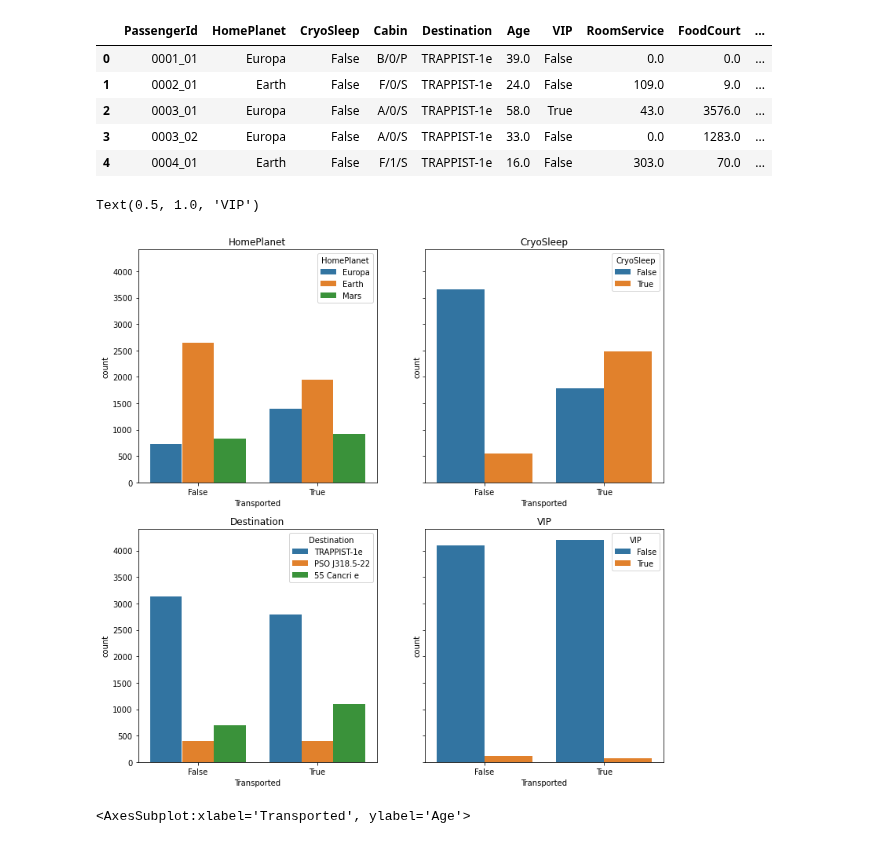
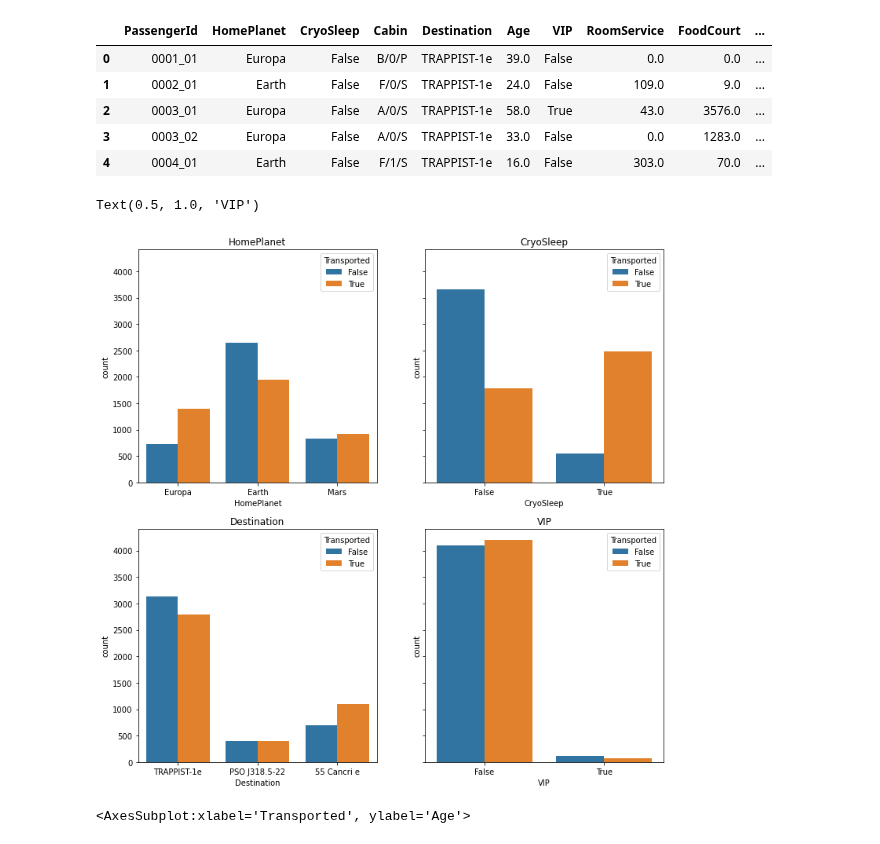
Before and after one commit to JoaoAnt42/FAA_TitanicSpace, a Jupyter notebook: Titanic_dataplots.ipynb, the cells around one changed output. Drawn from its saved outputs; the diff is of its cells as text; code cells hidden in the pictures.

```diff
--- a/Titanic_dataplots.ipynb
+++ b/Titanic_dataplots.ipynb
@@ -4,7 +4,7 @@ import matplotlib.pyplot as plt
 import pandas as pd
 import seaborn as sns
 # %%
-data=pd.read_csv("train.csv",header=0)
+data=pd.read_csv("data_FAA/train.csv",header=0)
 data.head()
 # %% [output]
 |  | PassengerId | HomePlanet | CryoSleep | Cabin | Destination | Age | VIP | RoomService | FoodCourt | ... |
@@ -19,18 +16,18 @@ y=data.loc[:, data.columns == 'Transported']
 # %%
 # Tentar visualizar a dependência de Transported com as variáveis binárias (ou com poucos elementos)
 # Fazer o mesmo com as novas features (p.e. Age depois de agrupar)
 fig, axes = plt.subplots(2, 2, figsize=(12,12),sharey=True)
-sns.countplot(ax=axes[0,0],x='Transported',hue='HomePlanet',data=data)
-sns.countplot(ax=axes[0,1],x='Transported',hue='CryoSleep',data=data)
-sns.countplot(ax=axes[1,0],x='Transported',hue='Destination',data=data)
-sns.countplot(ax=axes[1,1],x='Transported',hue='VIP',data=data)
+sns.countplot(ax=axes[0,0],hue='Transported',x='HomePlanet',data=data)
+sns.countplot(ax=axes[0,1],hue='Transported',x='CryoSleep',data=data)
+sns.countplot(ax=axes[1,0],hue='Transported',x='Destination',data=data)
+sns.countplot(ax=axes[1,1],hue='Transported',x='VIP',data=data)
 axes[0,0].set_title('HomePlanet')
 axes[0,1].set_title('CryoSleep')
 axes[1,0].set_title('Destination')
 axes[1,1].set_title('VIP')
 # %% [output]
 Text(0.5, 1.0, 'VIP')
-[figure, old version]
+[figure, new version]
 # %%
 #  Tentar visualizar a dependência de Transported com as restantes variáveis através de boxplots
 sns.boxplot(x='Transported',y='Age',data=data)
```
Also changed, not shown: parts of 1 cell of this notebook.
